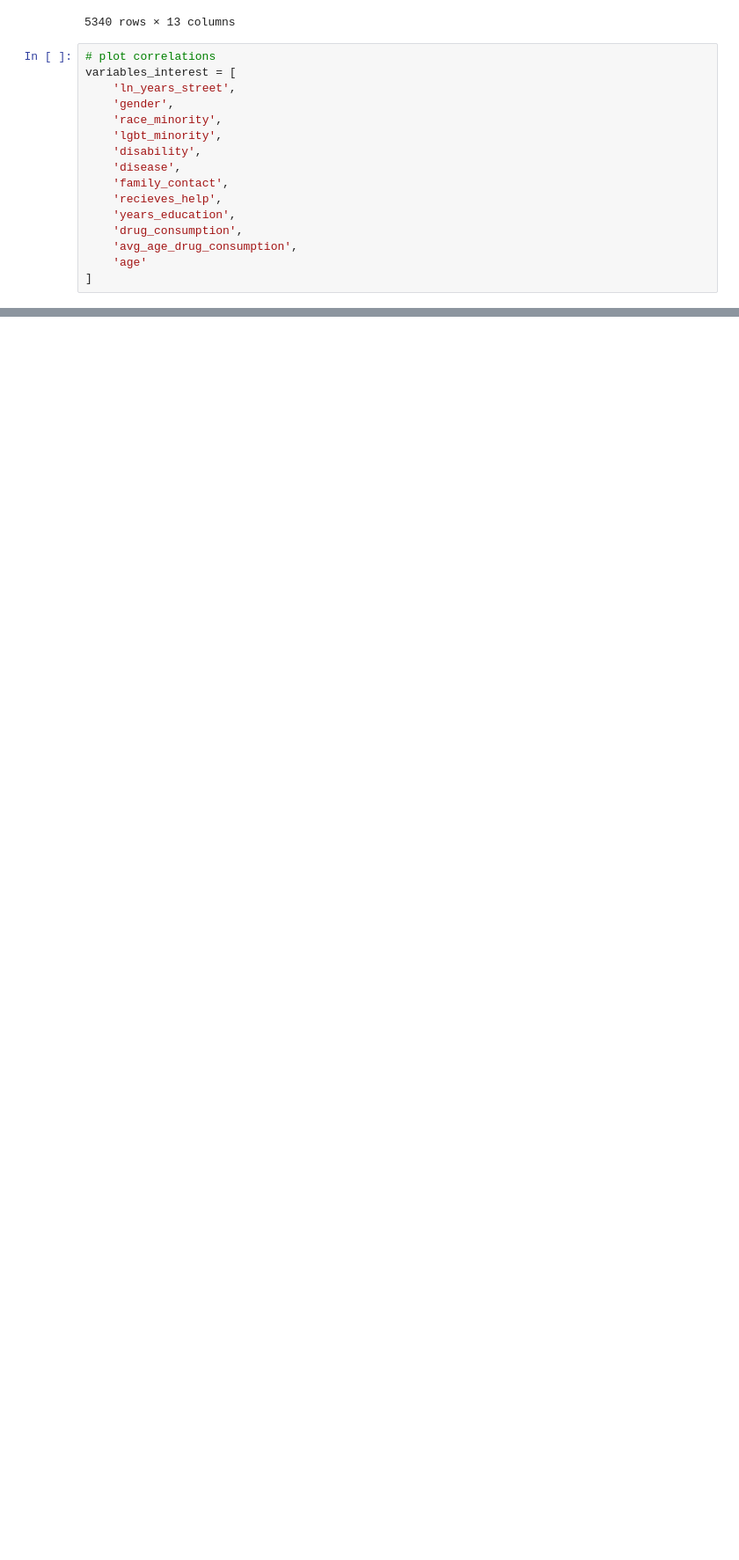
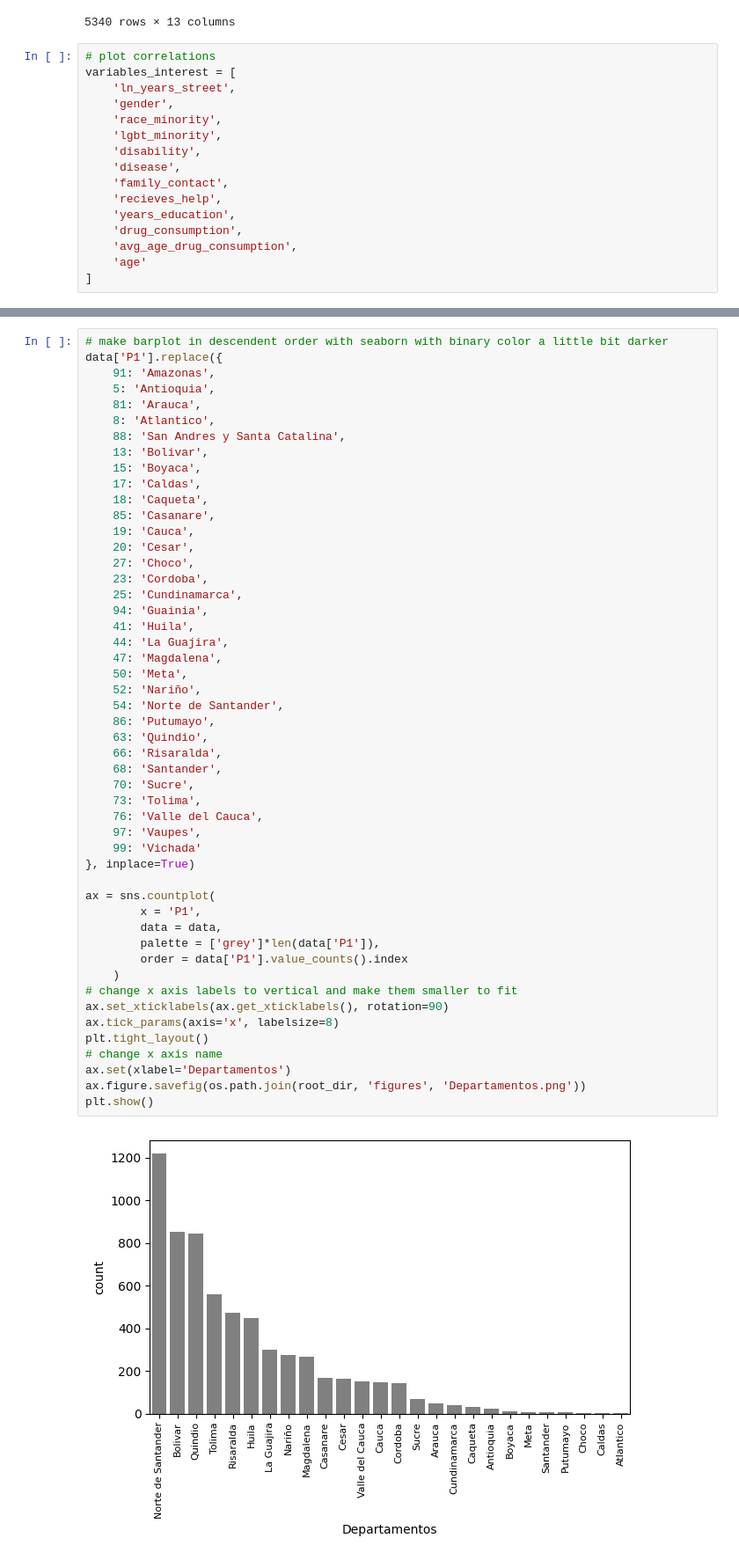
Before and after one commit to rmateusc/bayes-homelessness, a Jupyter notebook: src/EDA.ipynb, the cells around one changed output, grey strips where cells are left out. Shown: that part at 88% size. Cells and saved outputs as stored; diff of their text form; blank space fills up the shorter version.

```diff
--- a/src/EDA.ipynb
+++ b/src/EDA.ipynb
@@ -72,0 +84,52 @@ plot_correlations(
+# %%
+# make barplot in descendent order with seaborn with binary color a little bit darker
+data['P1'].replace({
+    91: 'Amazonas',
+    5: 'Antioquia',
+    81: 'Arauca',
+    8: 'Atlantico',
+    88: 'San Andres y Santa Catalina',
+    13: 'Bolivar',
+    15: 'Boyaca',
+    17: 'Caldas',
+    18: 'Caqueta',
+    85: 'Casanare',
+    19: 'Cauca',
+    20: 'Cesar',
+    27: 'Choco',
+    23: 'Cordoba',
+    25: 'Cundinamarca',
+    94: 'Guainia',
+    41: 'Huila',
+    44: 'La Guajira',
+    47: 'Magdalena',
+    50: 'Meta',
+    52: 'Nariño',
+    54: 'Norte de Santander',
+    86: 'Putumayo',
+    63: 'Quindio',
+    66: 'Risaralda',
+    68: 'Santander',
+    70: 'Sucre',
+    73: 'Tolima',
+    76: 'Valle del Cauca',
+    97: 'Vaupes',
+    99: 'Vichada'
+}, inplace=True)
+
+ax = sns.countplot(
+        x = 'P1',
+        data = data,
+        palette = ['grey']*len(data['P1']),
+        order = data['P1'].value_counts().index
+    )
+# change x axis labels to vertical and make them smaller to fit
+ax.set_xticklabels(ax.get_xticklabels(), rotation=90)
+ax.tick_params(axis='x', labelsize=8)
+plt.tight_layout()
+# change x axis name
+ax.set(xlabel='Departamentos')
+ax.figure.savefig(os.path.join(root_dir, 'figures', 'Departamentos.png'))
+plt.show()
+# %% [output]
+[figure, added]
```
Also changed, not shown: parts of 9 cells of this notebook, 1 other file.
